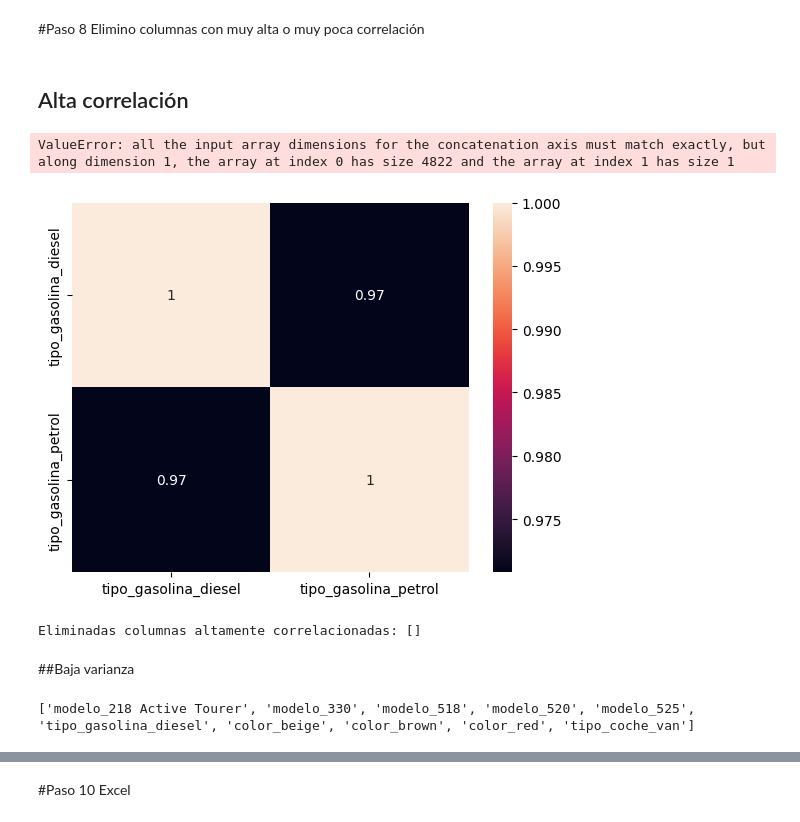
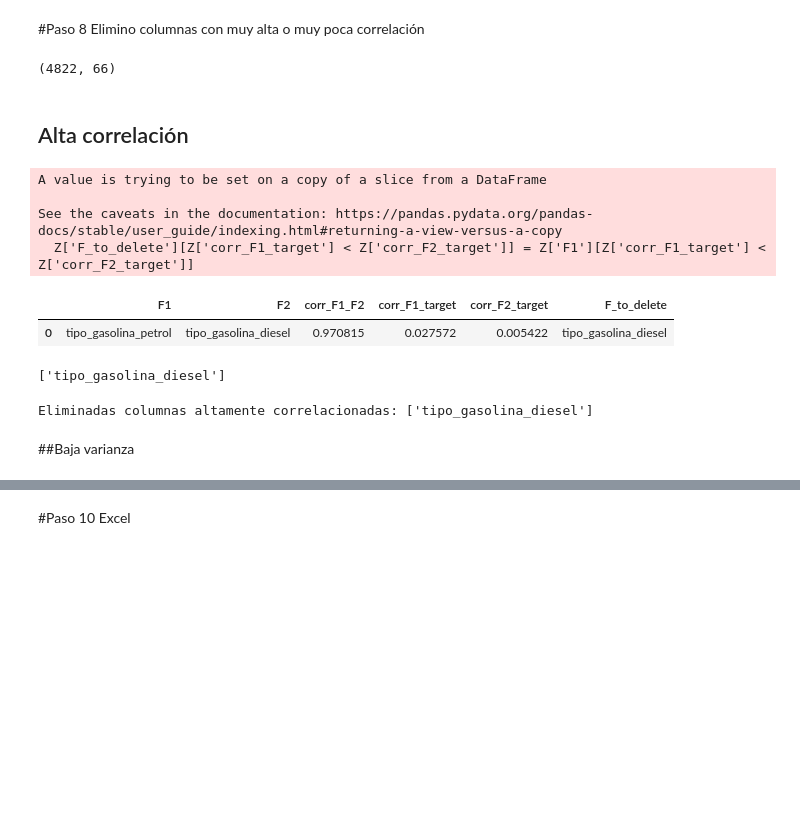
Before and after one commit to silviajlb/BMW-project, a Jupyter notebook: BMW_preprocessing.ipynb, the cells around one changed output, grey strips where cells are left out. Cells and saved outputs as stored; diff of their text form; code cells hidden in the pictures; blank space fills up the shorter version.

```diff
--- a/BMW_preprocessing.ipynb
+++ b/BMW_preprocessing.ipynb
@@ -815,65 +836,65 @@ df_bmw7.head()
 #Paso 8 Elimino columnas con muy alta o muy poca correlación
 # %%
 df_bmw8 = df_bmw7.copy()
+# %%
+df_bmw8.shape
+# %% [output]
+(4822, 66)
 # %% [markdown]
 ## Alta correlación
+# %%
+target = 'precio'
+features = df_bmw8.columns[df_bmw8.columns!=target]
+
+# Divide dataset en matriz de variables (X) y output (y)
+X = df_bmw8[features]
+y = df_bmw8[target]
 # %%
+# Mismo analisis, pero desde una funcion que nos facilita la vida
 def highly_correlated(X, y, threshold):
     col_corr = list() # Set of all the names of deleted columns
     colnames = list()
     rownames = list()
     corr_matrix = X.corr().abs()
 
     for i in range(len(corr_matrix.columns)):
         for j in range(i):
             if (corr_matrix.iloc[i, j] >= threshold) and (corr_matrix.columns[j] not in col_corr):
                 colnames.append(corr_matrix.columns[i]) # getting the name of column
                 rownames.append(corr_matrix.index[j])
                 col_corr.append(corr_matrix.iloc[i, j])
     Z = pd.DataFrame({'F1':colnames,
                       'F2':rownames,
                       'corr_F1_F2':col_corr,
                       'corr_F1_target': [np.abs(np.corrcoef(X[i],y)[0,1]) for i in colnames],
                       'corr_F2_target': [np.abs(np.corrcoef(X[i],y)[0,1]) for i in rownames]
                       })
     Z['F_to_delete'] = rownames
     Z['F_to_delete'][Z['corr_F1_target'] < Z['corr_F2_target']] = Z['F1'][Z['corr_F1_target'] < Z['corr_F2_target']]
 
     return Z
 
-highly_corr = highly_correlated(df_bmw8,y,0.95)
+highly_corr = highly_correlated(X,y,0.95)
 highly_corr
 
 # esta función nos devuelve dos variables con una correlación superior a 0.95
 # además nos dice cual de las dos eliminar, aquella que está menos correlacionada con el target
 # %% [output]
-ValueError: all the input array dimensions for the concatenation axis must match exactly, but along dimension 1, the array at index 0 has size 4822 and the array at index 1 has size 1
+A value is trying to be set on a copy of a slice from a DataFrame
+
+See the caveats in the documentation: https://pandas.pydata.org/pandas-docs/stable/user_guide/indexing.html#returning-a-view-versus-a-copy
+  Z['F_to_delete'][Z['corr_F1_target'] < Z['corr_F2_target']] = Z['F1'][Z['corr_F1_target'] < Z['corr_F2_target']]
+|  | F1 | F2 | corr_F1_F2 | corr_F1_target | corr_F2_target | F_to_delete |
+| 0 | tipo_gasolina_petrol | tipo_gasolina_diesel | 0.970815 | 0.027572 | 0.005422 | tipo_gasolina_diesel |
-# %%
-# Compruebo que sea verdad
-df_prueba = df_bmw8[['tipo_gasolina_diesel', 'tipo_gasolina_petrol']]
-
-sns.heatmap(df_prueba.corr().abs(),annot=True)
-plt.show()
-# %% [output]
-[figure, removed]
+# %%
+list(highly_corr['F_to_delete'])
+# %% [output]
+['tipo_gasolina_diesel']
 # %%
-# Eliminamos las columnas altamente correlacionadas y nos quedamos con la que tenga mayor correlación con el target
-drop_cols = list(highly_corr['to_delete'])
+drop_cols = list(highly_corr['F_to_delete'])
 df_bmw8.drop(columns=drop_cols, inplace=True)
 print('Eliminadas columnas altamente correlacionadas:', drop_cols)
 # %% [output]
-Eliminadas columnas altamente correlacionadas: []
+Eliminadas columnas altamente correlacionadas: ['tipo_gasolina_diesel']
 # %% [markdown]
 ##Baja varianza
-# %%
-def features_con_baja_correlacion(df, target_column, threshold=0.01):
-    correlaciones = df.corr().abs()[target_column]  # Calcula la matriz de correlación entre las características y el precio
-    features_con_baja_corr = correlaciones[correlaciones < threshold].index.tolist()     # Filtra las características con correlación menor al umbral
-
-    return features_con_baja_corr
-
-
-features_baja_correlacion = features_con_baja_correlacion(df_bmw8, target_column='precio', threshold=0.01)
-print(features_baja_correlacion)
-# %% [output]
-['modelo_218 Active Tourer', 'modelo_330', 'modelo_518', 'modelo_520', 'modelo_525', 'tipo_gasolina_diesel', 'color_beige', 'color_brown', 'color_red', 'tipo_coche_van']
```
Also changed, not shown: parts of 20 cells of this notebook.
